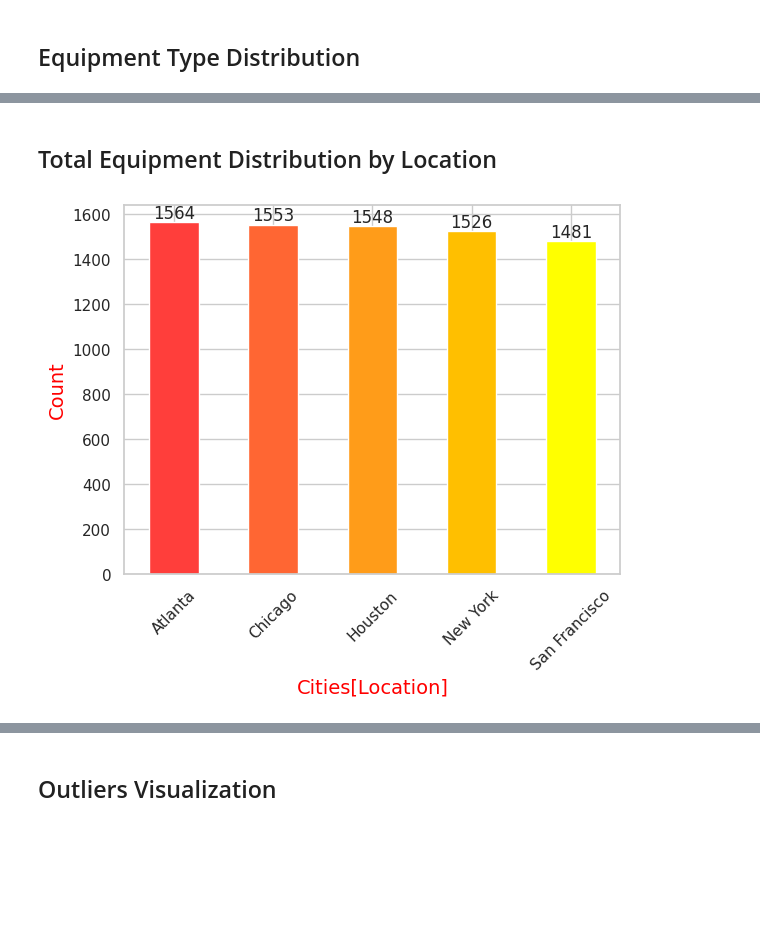
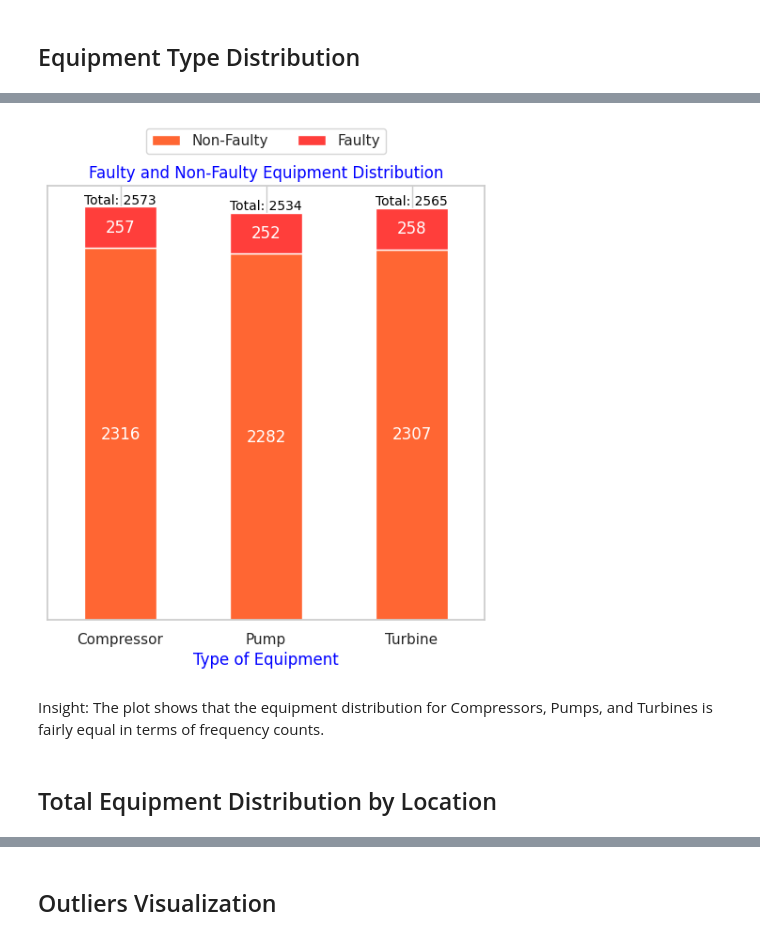
Before and after one commit to mk7890/Industrial-Equipment-Fault-Detection-Machine-Learning-1-Capstone-Project, a Jupyter notebook: ML1_Capstone_Industrial_equipment_fault_detection.ipynb, the cells around one changed output, grey strips where cells are left out. Drawn from its saved outputs; the diff is of its cells as text; code cells hidden in the pictures; blank space fills up the shorter version.

```diff
--- a/ML1_Capstone_Industrial_equipment_fault_detection.ipynb
+++ b/ML1_Capstone_Industrial_equipment_fault_detection.ipynb
@@ -178,14 +165,2 @@ Text(0, 0.5, 'Count')
 # %% [markdown]
 ## Equipment Type Distribution
-# %%
-equipments = dataframe["equipment"].value_counts()
-colors=['#FF3E3B', '#FF6633', '#FF9C19']
-equipments.plot(kind="bar",color=colors)
-for i,values in enumerate(equipments):
-    plt.text(i,values,str(values),ha="center",va="bottom")
-
-plt.xticks(rotation=0)
-plt.xlabel("Type of Equipments",color="blue")
-plt.ylabel("Count",font="arial",color="blue")
-plt.title("Distribution of Equipments")
-plt.show()
@@ -198,0 +167,28 @@ WARNING:matplotlib.font_manager:findfont: Font family 'arial' not found.
+# %%
+# Count faulty and non-faulty instances for each equipment type
+faulty_counts = dataframe[dataframe['faulty'] == 1]['equipment'].value_counts()
+non_faulty_counts = dataframe[dataframe['faulty'] == 0]['equipment'].value_counts()
+# Align counts for plotting
+all_equipment = sorted(dataframe['equipment'].unique())
+faulty_counts = faulty_counts.reindex(all_equipment, fill_value=0)
+non_faulty_counts = non_faulty_counts.reindex(all_equipment, fill_value=0)
+equipment_counts = pd.DataFrame({'Non-Faulty': non_faulty_counts, 'Faulty': faulty_counts}) # Combine counts into a single DataFrame
+colors = ['#FF6633', '#FF3E3B'] # Colors for non-faulty and faulty
+ax = equipment_counts.plot(kind='bar', stacked=True, color=colors, figsize=(6, 6), legend=True) # Plot stacked bar graph
+ax.yaxis.set_visible(False) # Remove the y-axis
+# Add labels for counts on each bar
+for i, equipment in enumerate(all_equipment):
+    non_faulty = non_faulty_counts[equipment]
+    faulty = faulty_counts[equipment]
+    total = non_faulty + faulty
+    plt.text(i, non_faulty / 2, str(non_faulty), ha="center", va="center", color="white") # Non-Faulty bar label
+    plt.text(i, non_faulty + faulty / 2, str(faulty), ha="center", va="center", color="white") # Faulty bar label
+    plt.text(i, total, f"Total: {total}", ha="center", va="bottom", fontsize=10, color="black") # Total label
+
+plt.legend(['Non-Faulty', 'Faulty'], loc='upper center', bbox_to_anchor=(0.5, 1.15), ncol=2) # Add custom legend outside the plot
+# Customize plot
+plt.xticks(rotation=0)
+plt.xlabel("Type of Equipment", color="blue")
+plt.title("Faulty and Non-Faulty Equipment Distribution", font="arial", color="blue")
+plt.show()
+# %% [output]
@@ -199,15 +200,5 @@ WARNING:matplotlib.font_manager:findfont: Font family 'arial' not found.
+[figure, added]
+# %% [markdown]
+Insight: The plot shows that the equipment distribution for Compressors, Pumps, and Turbines is fairly equal in terms of frequency counts.
 # %% [markdown]
 ## Total Equipment Distribution by Location
-# %%
-location_l=dataframe["location"].value_counts()
-colors = ['#FF3E3B', '#FF6633', '#FF9C19', '#FFBF00', '#FFFF00']
-location_l.plot(kind="bar",color=colors)
-for i,values in enumerate(location_l):
-    plt.text(i,values,str(values),ha="center",va="bottom")
-
-plt.xlabel("Cities[Location]",color="red",fontsize=14)
-plt.ylabel("Count",color="red",fontsize=14)
-plt.xticks(rotation=45)
-plt.show()
-# %% [output]
-[figure, removed]
```
Also changed, not shown: parts of 57 cells of this notebook.
